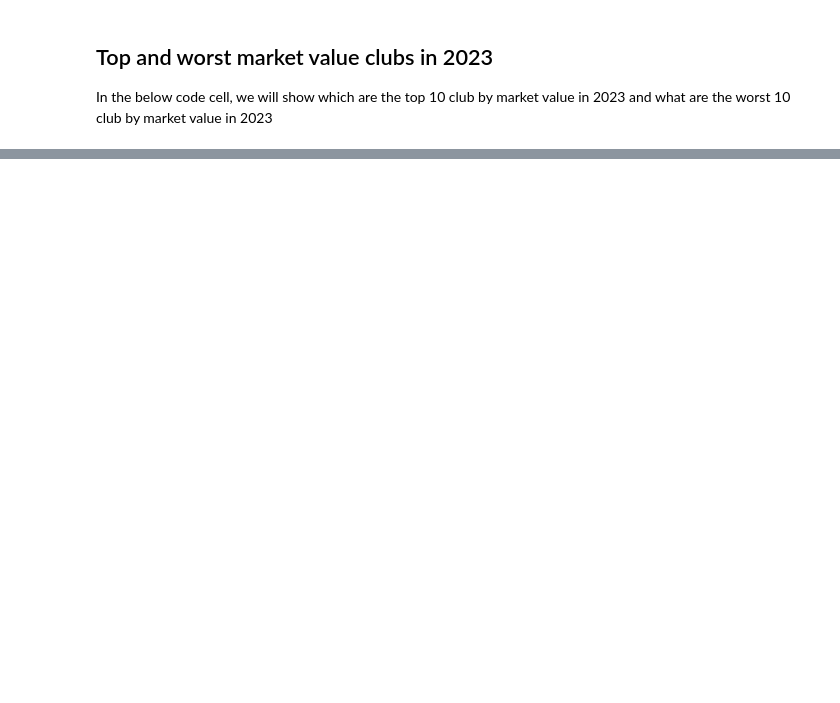
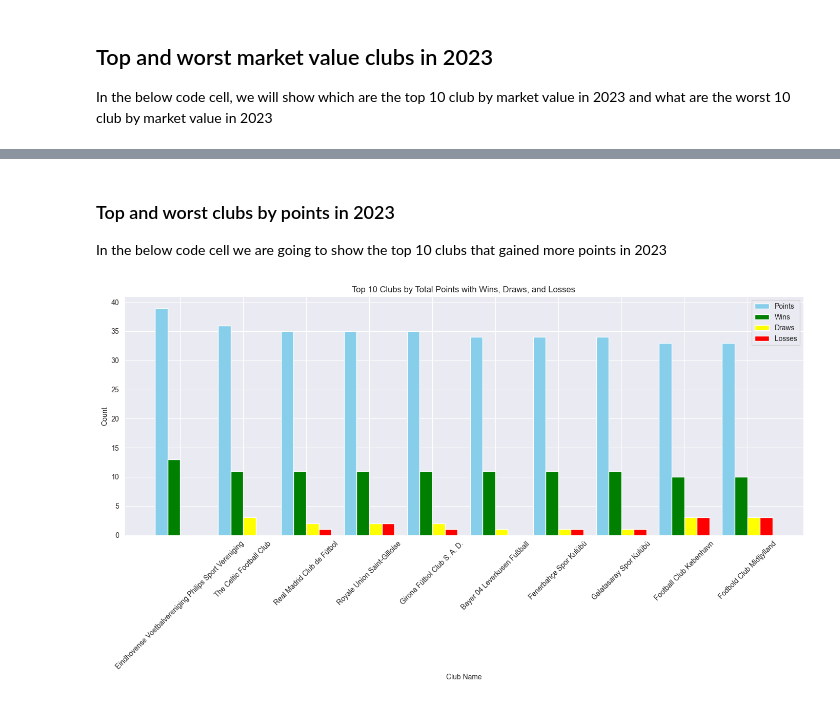
Before and after one commit to BonincontroL/IumTweb_project, a Jupyter notebook: solution/DataAnalysis/JupyterNotebooks/player_valuations.ipynb, the cells around one changed output, grey strips where cells are left out. Drawn from its saved outputs; the diff is of its cells as text; code cells hidden in the pictures; blank space fills up the shorter version.

```diff
--- a/solution/DataAnalysis/JupyterNotebooks/player_valuations.ipynb
+++ b/solution/DataAnalysis/JupyterNotebooks/player_valuations.ipynb
@@ -236,0 +272,12 @@ Passing `palette` without assigning `hue` is deprecated and will be removed in v
+# %%
+games_df['result']= games_df.apply(lambda row: 'win' if row['is_win'] == 1 else 'draw' if row['own_goals'] == row['opponent_goals'] else 'loss', axis=1)
+games_df['points'] = games_df['result'].apply(lambda x: 3 if x == 'win' else 1 if x == 'draw' else 0)
+
+# Aggregate results by club
+club_performance = games_df.groupby(['club_id']).agg(
+    total_wins=('result', lambda x: (x == 'win').sum()),
+    total_draws=('result', lambda x: (x == 'draw').sum()),
+    total_losses=('result', lambda x: (x == 'loss').sum()),
+    total_points=('points', 'sum')
+).reset_index()
+club_performance
@@ -236,0 +302,3 @@ Passing `palette` without assigning `hue` is deprecated and will be removed in v
+# %%
+mean_market_value_per_club=pd.merge(mean_market_value_per_club,club_performance,left_on='current_club_id', right_on='club_id',how='inner')
+mean_market_value_per_club
@@ -236,0 +319,36 @@ Passing `palette` without assigning `hue` is deprecated and will be removed in v
+# %% [markdown]
+### Top and worst clubs by points in 2023
+In the below code cell we are going to show the top 10 clubs that gained more points in 2023
+# %%
+import numpy as np
+
+top_10_clubs = mean_market_value_per_club.nlargest(10, 'total_points')
+
+# Prepare the data
+clubs = top_10_clubs['club_name']
+metrics = ['total_points', 'total_wins', 'total_draws', 'total_losses']
+data = top_10_clubs[metrics].T
+
+# Set up the bar chart
+x = np.arange(len(clubs))  # the label locations
+width = 0.2  # the width of the bars
+
+fig, ax = plt.subplots(figsize=(14, 8))
+rects1 = ax.bar(x - 1.5*width, top_10_clubs['total_points'], width, label='Points', color='skyblue')
+rects2 = ax.bar(x - 0.5*width, top_10_clubs['total_wins'], width, label='Wins', color='green')
+rects3 = ax.bar(x + 0.5*width, top_10_clubs['total_draws'], width, label='Draws', color='yellow')
+rects4 = ax.bar(x + 1.5*width, top_10_clubs['total_losses'], width, label='Losses', color='red')
+
+# Add some text for labels, title and custom x-axis tick labels, etc.
+ax.set_xlabel('Club Name')
+ax.set_ylabel('Count')
+ax.set_title('Top 10 Clubs by Total Points with Wins, Draws, and Losses')
+ax.set_xticks(x)
+ax.set_xticklabels(clubs, rotation=45)
+ax.legend()
+
+# Display the chart
+plt.tight_layout()
+plt.show()
+# %% [output]
+[figure, added]
```
Also changed, not shown: parts of 10 cells of this notebook.
